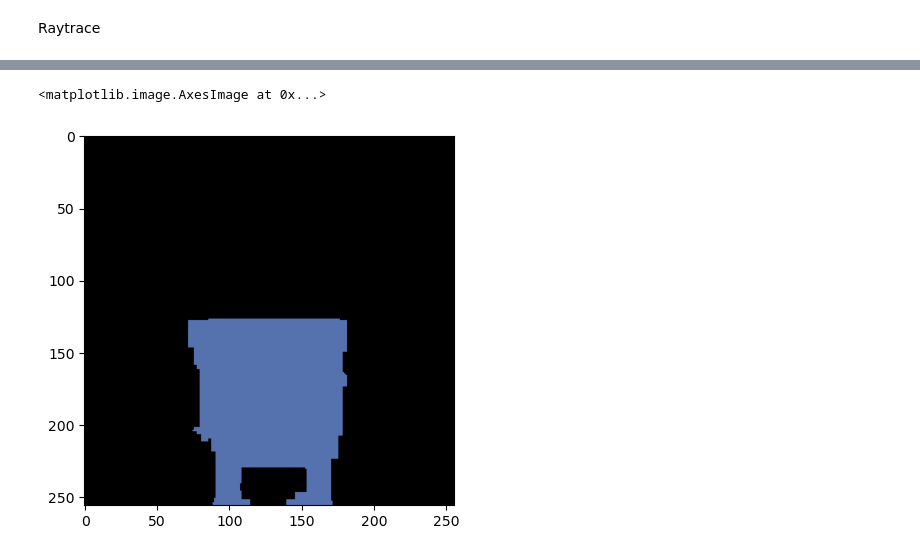
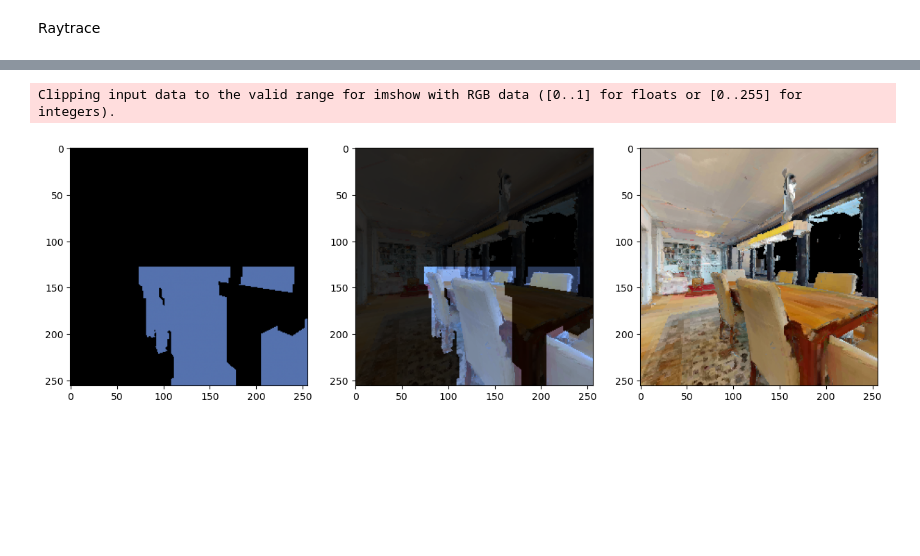
Before and after one commit to dtonderski/ReSEAL, a Jupyter notebook: notebooks/Label_pipeline.ipynb, the cells around one changed output, grey strips where cells are left out. Saved outputs shown, nothing was run; the diff lists cells and outputs as text; code cells hidden in the pictures; blank space fills up the shorter version.

```diff
--- a/notebooks/Label_pipeline.ipynb
+++ b/notebooks/Label_pipeline.ipynb
@@ -88,0 +92,7 @@ Get 3D Semantci map (i.e. Voxel grid)
+# %%
+index = 322
+
+rgb_image = cv2.imread(f"{RGB_IMAGE_DIR}/{index}.png")
+rgb_image = cv2.cvtColor(rgb_image, cv2.COLOR_BGR2RGB)
+rgb_image = rgb_image / 255
+plt.imshow(rgb_image)
@@ -89,10 +104,9 @@ Get 3D Semantci map (i.e. Voxel grid)
+# %%
+map_at_index_sparse = map_builder.get_semantic_map_sparse((positions[index],0), use_dicts=False)
 # %%
-index = 300
-map_at_index = map_builder.get_semantic_map((positions[index],0))
-
 # Clear all voxels with no semantic information
-uninteresting_voxels = map_at_index[:,:,:,1:].sum(axis=-1) == 0
-grid_for_plotting = map_at_index.copy()
+uninteresting_voxels = map_at_index_sparse[:,:,:,1:].sum(axis=-1) == 0
+grid_for_plotting = map_at_index_sparse.copy()
 grid_for_plotting[uninteresting_voxels,:]=0
 
 reseal_category = semantic_map_to_categorical_map(grid_for_plotting)
@@ -125,6 +143,6 @@ from src.utils.geometric_transformations import coordinates_to_grid_indices
 sensor_position = positions[index]
 sensor_rotation = rotations[index]
 
-min_position, _ = map_builder.calc_semantic_map_bounds(positions[index])
+min_position, _ = map_builder.get_semantic_map_bounds(positions[index])
 grid_index_of_min_position_relative_to_origin = coordinates_to_grid_indices(np.array(min_position), [0,0,0], map_builder._resolution)
 grid_index_of_origin = - grid_index_of_min_position_relative_to_origin
@@ -139,9 +149,18 @@ plt.imshow(rgb_image)
 # %%
-semantic_map_2d = propagate_labels(sensor_rotation, sensor_position, map_at_index, grid_index_of_origin, map_builder_cfg, sim_cfg.SENSOR_CFG)
+semantic_map_2d = propagate_labels(sensor_rotation, sensor_position, map_at_index_sparse, grid_index_of_origin,
+                                   map_builder_cfg, sim_cfg.SENSOR_CFG)
+
 semantic_map_categorical = (np.argmax(semantic_map_2d, axis=-1) +
                             np.sum(semantic_map_2d, axis=-1))
 
-plt.imshow(color_converter(semantic_map_categorical))
+fig, axs = plt.subplots(1, 3, figsize=(15, 5))
+ax1, ax2, ax3 = axs
+ax1.imshow(color_converter(semantic_map_categorical))
+
+ax2.imshow(rgb_image*0.2 + (rgb_image+0.5)*(color_converter(semantic_map_categorical)))
+
+ax3.imshow(rgb_image)
+plt.show()
 # %% [output]
-<matplotlib.image.AxesImage at 0x...>
+Clipping input data to the valid range for imshow with RGB data ([0..1] for floats or [0..255] for integers).
-[figure, old version]
+[figure, new version]
```
Also changed, not shown: parts of 8 cells of this notebook.
